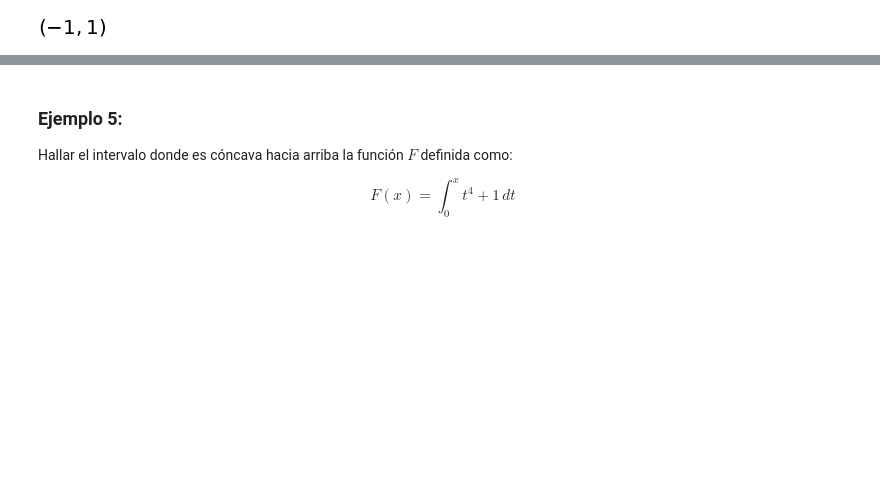
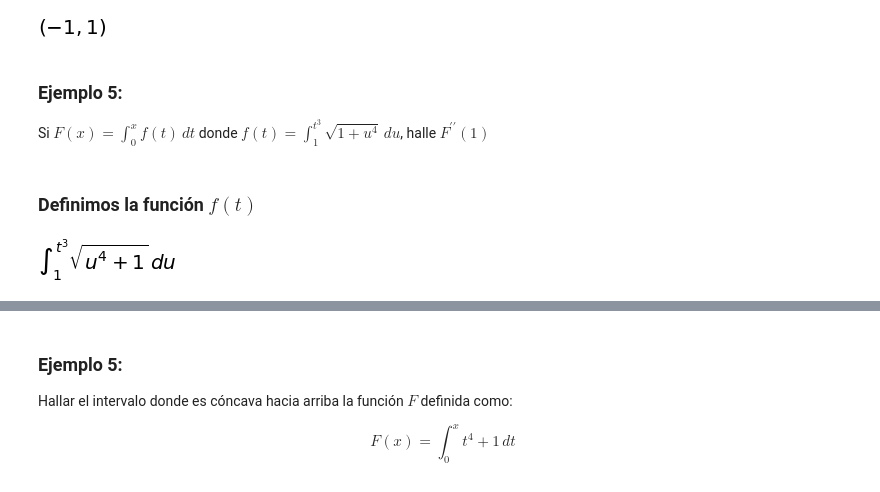
Before and after one commit to Santiago44mendez/ALGEBRA-LINEAL-CON-PYTHON, a Jupyter notebook: Cálculo_integral_con_Python_Integrales_indefinidas,_definidas_y_teorema_fundamental_del_cálculo_.ipynb, the cells around one changed output, grey strips where cells are left out. Saved outputs shown, nothing was run; the diff lists cells and outputs as text; code cells hidden in the pictures; blank space fills up the shorter version.

```diff
--- a/Cálculo_integral_con_Python_Integrales_indefinidas,_definidas_y_teorema_fundamental_del_cálculo_.ipynb
+++ b/Cálculo_integral_con_Python_Integrales_indefinidas,_definidas_y_teorema_fundamental_del_cálculo_.ipynb
@@ -211,3 +219,14 @@ from sympy.solvers.inequalities import reduce_inequalities
 reduce_inequalities(exp> 0, x).as_set()
 # %% [output]
 [figure]
+# %% [markdown]
+### **Ejemplo 5**:
+
+Si $F(x) = \displaystyle \int_{0}^{x}  \! f(t) \, dt$ donde $f(t) =  \displaystyle \int_{1}^{t^3}  \! \sqrt{1+u^4} \, du$, halle $F^{\prime \prime}(1)$
+# %% [markdown]
+### **Definimos la función $f(t)$**
+# %%
+f = Integral(sqrt(1+u**4),(u,1,t**3))
+f
+# %% [output]
+[figure, added]
```
Also changed, not shown: parts of 16 cells of this notebook.
